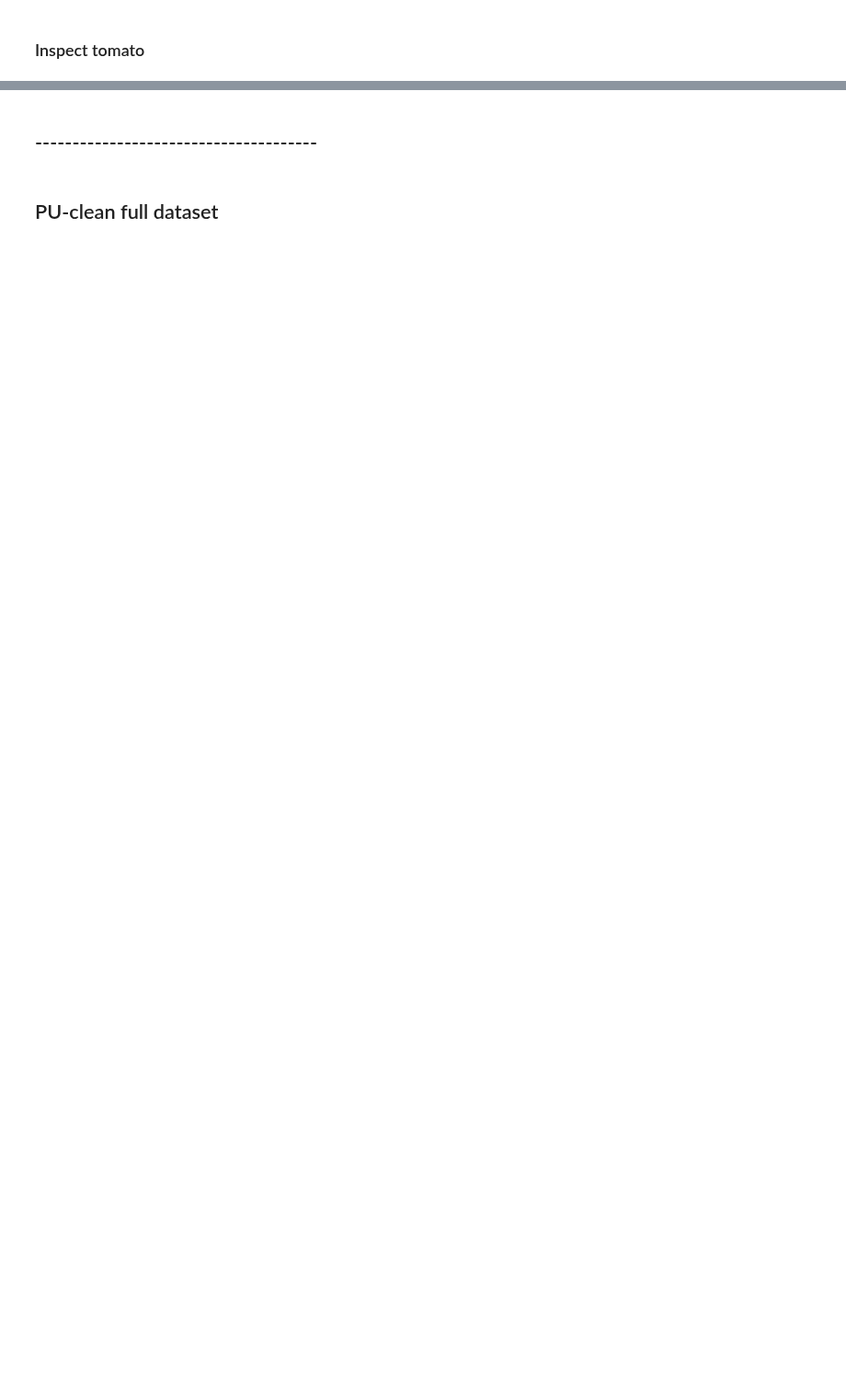
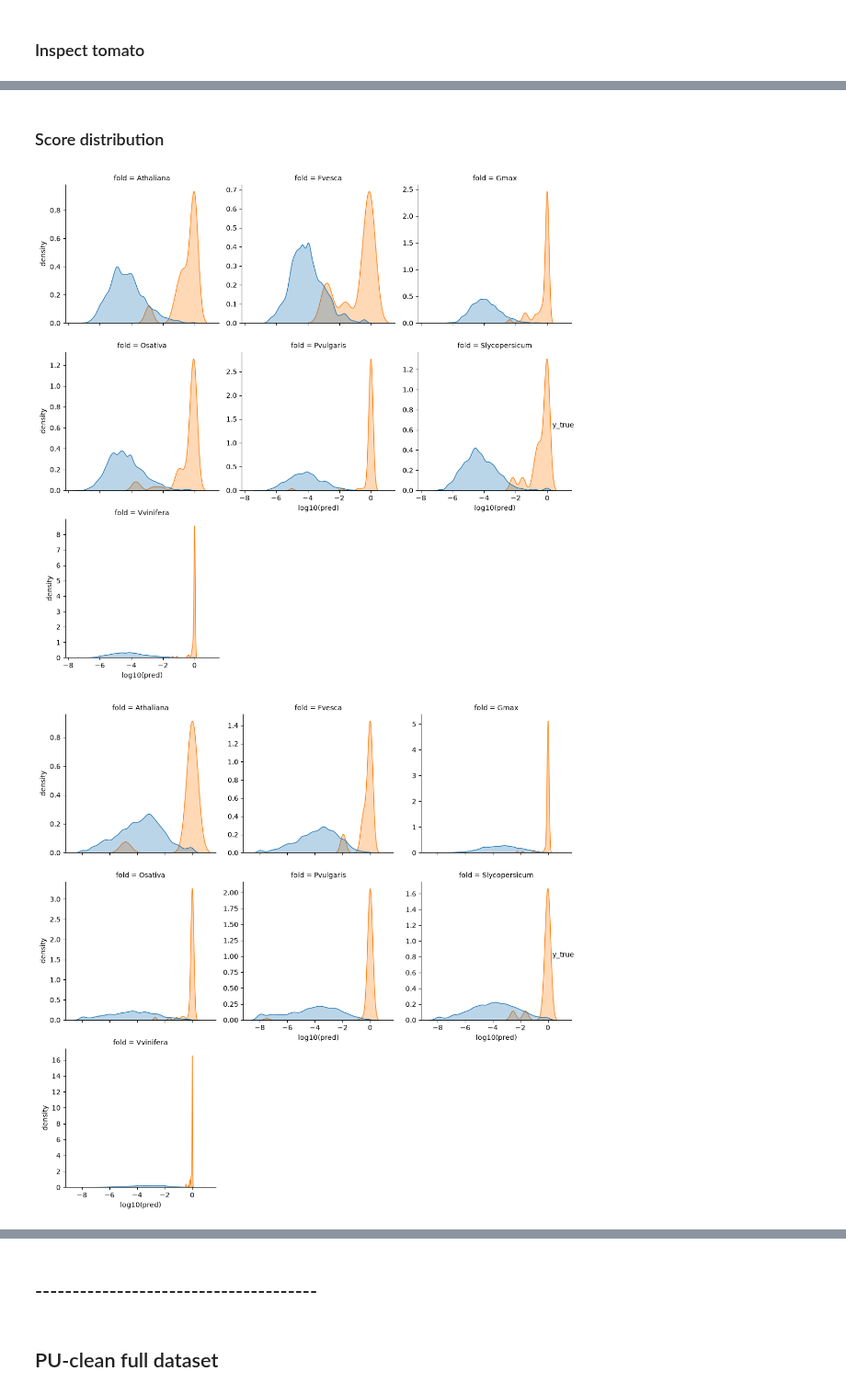
Before and after one commit to Kirk-KD/LRK10L-ML, a Jupyter notebook: notebooks/main.ipynb, the cells around one changed output, grey strips where cells are left out. Shown at 92% size. Cells and saved outputs as stored; diff of their text form; code cells hidden in the pictures; blank space fills up the shorter version.

```diff
--- a/notebooks/main.ipynb
+++ b/notebooks/main.ipynb
@@ -1366,0 +1687,31 @@ for e in sly_errors:
+# %% [markdown]
+### Score distribution
+# %%
+def plot_fold_score_kde(fold_details, eps=1e-8, bw_adjust=0.5):
+    # combine all folds into one long dataframe with a fold label
+    dfs = []
+    for fold_name, df in fold_details.items():
+        d = df[['y_true', 'pred']].copy()
+        d['fold'] = str(fold_name.split('_')[0])
+        dfs.append(d)
+    all_df = pd.concat(dfs, ignore_index=True)
+
+    all_df['log_pred'] = np.log10(all_df['pred'].clip(lower=eps))
+
+    g = sns.FacetGrid(all_df, col='fold', col_wrap=3, height=3.5, sharex=True, sharey=False)
+    g.map_dataframe(
+        sns.kdeplot, x='log_pred', hue='y_true',
+        common_norm=False, fill=True, alpha=0.3, bw_adjust=bw_adjust
+    )
+    g.add_legend(title='y_true')
+    g.set_axis_labels('log10(pred)', 'density')
+    plt.tight_layout()
+    return g
+
+g = plot_fold_score_kde(xgb_evaluator.fold_details)
+plt.show()
+g = plot_fold_score_kde(logreg_evaluator.fold_details)
+plt.show()
+# %% [output]
+[figure, added]
+[figure, added]
```
Also changed, not shown: parts of 63 cells of this notebook, 2 other files.
